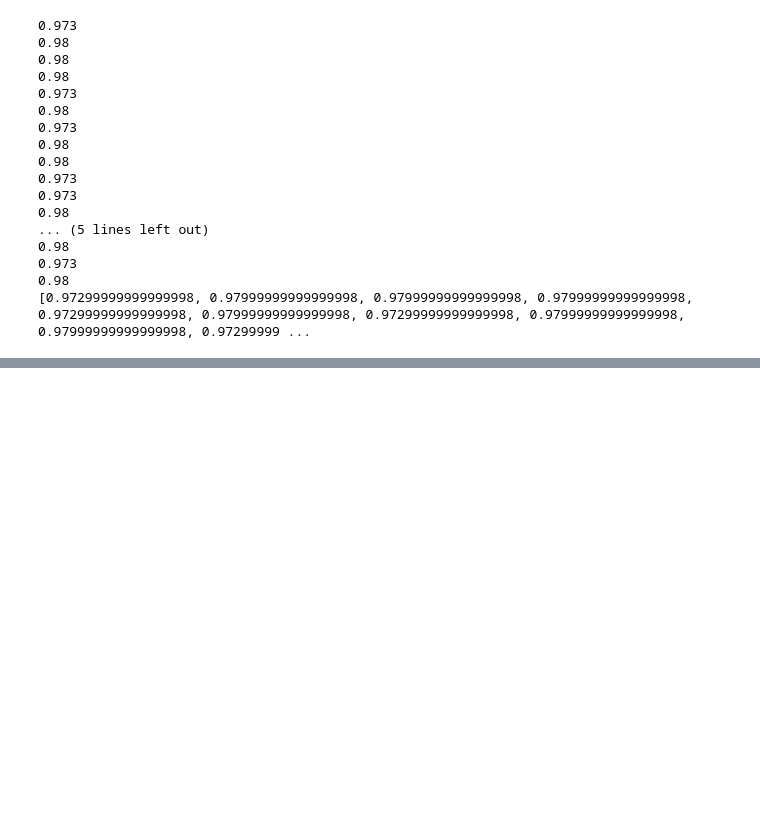
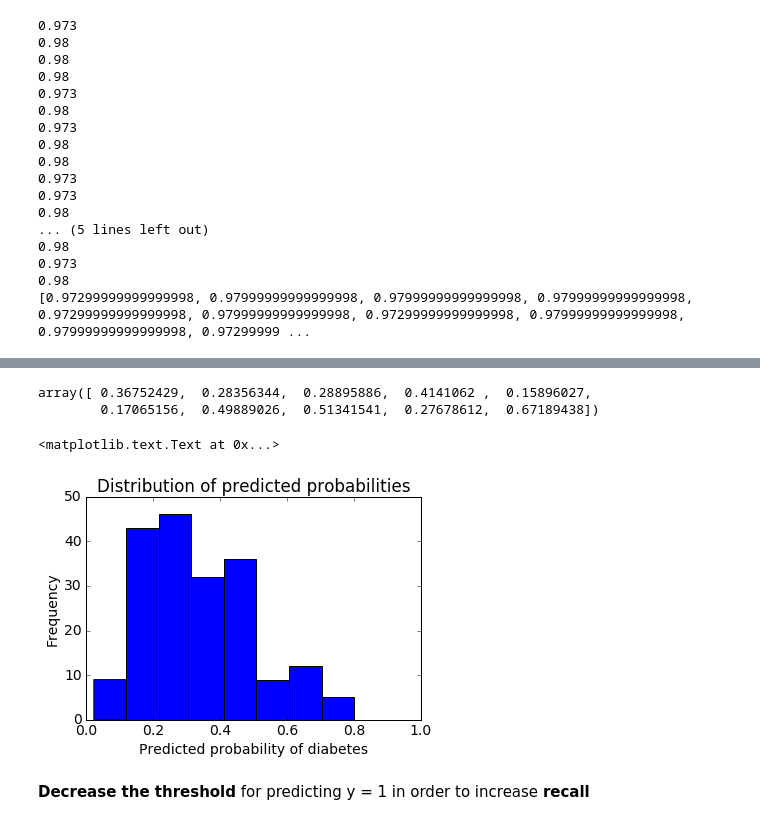
Before and after one commit to tsavko/data_school_tutorial, a Jupyter notebook: Iris Dataset.ipynb, the cells around one changed output, grey strips where cells are left out. Saved outputs shown, nothing was run; the diff lists cells and outputs as text; code cells hidden in the pictures; blank space fills up the shorter version.

```diff
--- a/Iris Dataset.ipynb
+++ b/Iris Dataset.ipynb
@@ -680,0 +701,7 @@ print(best_scores) # хз шозанах
+# %%
+from sklearn.cross_validation import train_test_split
+X_train, X_test, y_train, y_test = train_test_split(X, y, random_state=0)
+# %%
+from sklearn.linear_model import LogisticRegression
+logreg = LogisticRegression()
+logreg.fit(X_train, y_train)
@@ -680,0 +835,22 @@ print(best_scores) # хз шозанах
+# %%
+logreg.predict_proba(X_test)[:10, 1] # probability for first 10 observations belonging to class 1
+# %% [output]
+array([ 0.36752429,  0.28356344,  0.28895886,  0.4141062 ,  0.15896027,
+        0.17065156,  0.49889026,  0.51341541,  0.27678612,  0.67189438])
+# %%
+y_pred_prob = logreg.predict_proba(X_test)[:, 1]
+# %%
+import matplotlib.pyplot as plt
+%matplotlib inline
+plt.rcParams['font.size'] = 14
+# %%
+plt.hist(y_pred_prob, bins=8)
+plt.xlim(0, 1)
+plt.title('Distribution of predicted probabilities')
+plt.xlabel('Predicted probability of diabetes')
+plt.ylabel('Frequency')
+# %% [output]
+<matplotlib.text.Text at 0x...>
+[figure, added]
+# %% [markdown]
+**Decrease the threshold** for predicting y = 1 in order to increase **recall**
```
Also changed, not shown: parts of 47 cells of this notebook.
